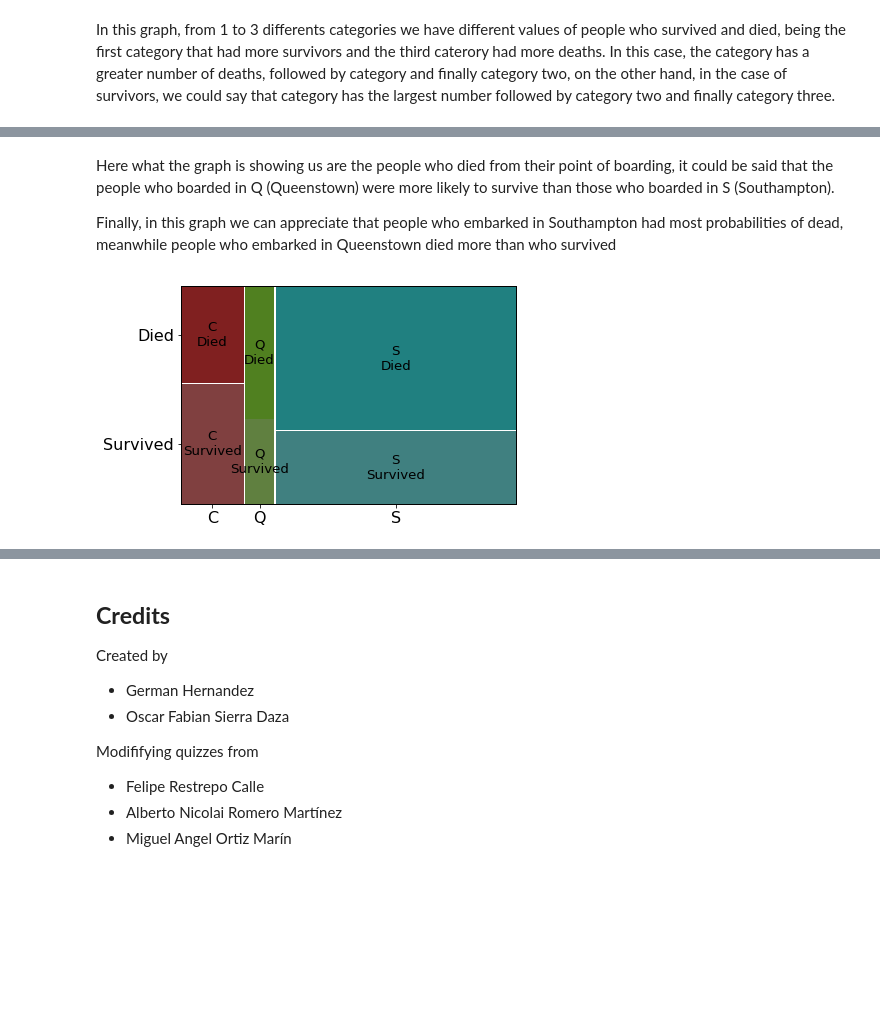
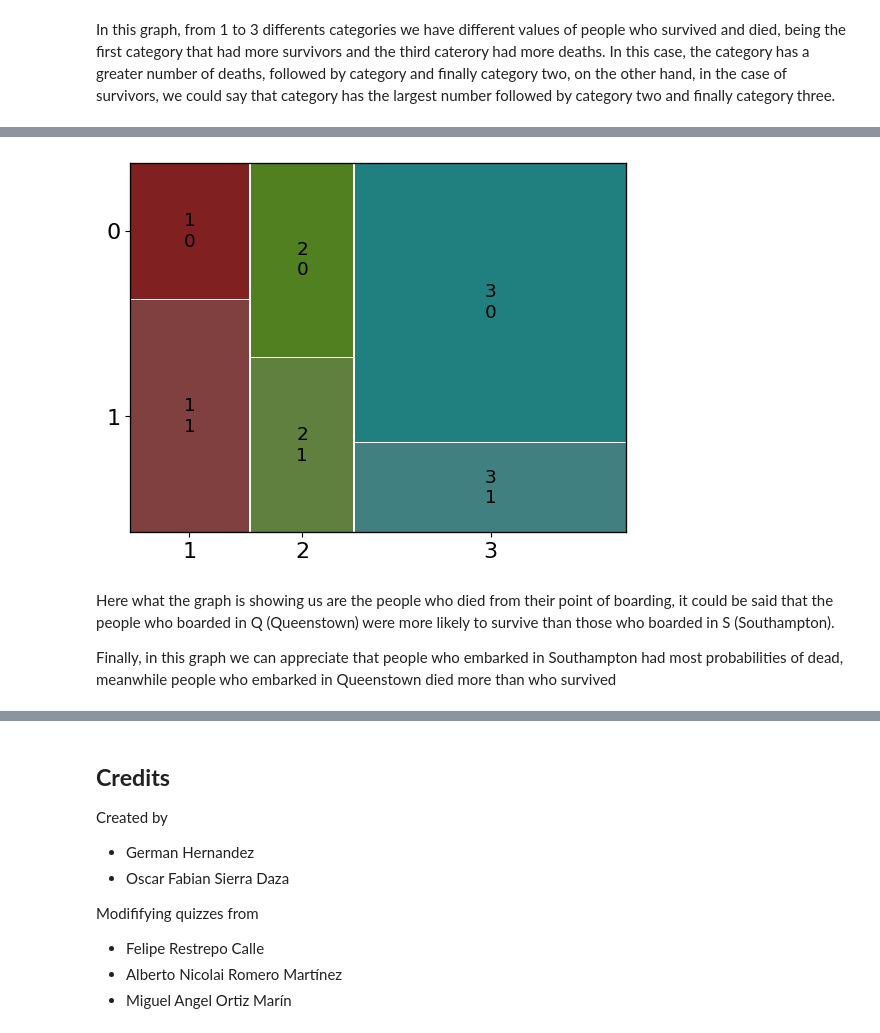
Before and after one commit to dafmontenegro/AlgorithmsUN2023II, a Jupyter notebook: Quiz3/dmontenegro_Quiz3.ipynb, the cells around one changed output, grey strips where cells are left out. Cells and saved outputs as stored; diff of their text form; code cells hidden in the pictures; blank space fills up the shorter version.

```diff
--- a/Quiz3/dmontenegro_Quiz3.ipynb
+++ b/Quiz3/dmontenegro_Quiz3.ipynb
@@ -717,12 +715,8 @@ mosaic(titanic.sort_values("Pclass"),,["Pclass","Died"])
+# %%
+mosaic(titanic.sort_values('Pclass'), ['Pclass','Survived']);
+# %% [output]
+[figure, added]
 # %% [markdown]
 Here what the graph is showing us are the people who died from their point of boarding, it could be said that the people who boarded in Q (Queenstown) were more likely to survive than those who boarded in S (Southampton).
 
 Finally, in this graph we can appreciate that people who embarked in Southampton had most probabilities of dead, meanwhile people who embarked in Queenstown died more than who survived
-# %%
-import matplotlib.pyplot as plt
-
-from statsmodels.graphics.mosaicplot import mosaic
-plt.rcParams["font.size"]=16.0
-mosaic(titanic.sort_values("Sex"),["Sex","Died"]);
-# %% [output]
-[figure, removed]
```
Also changed, not shown: parts of 6 cells of this notebook.
